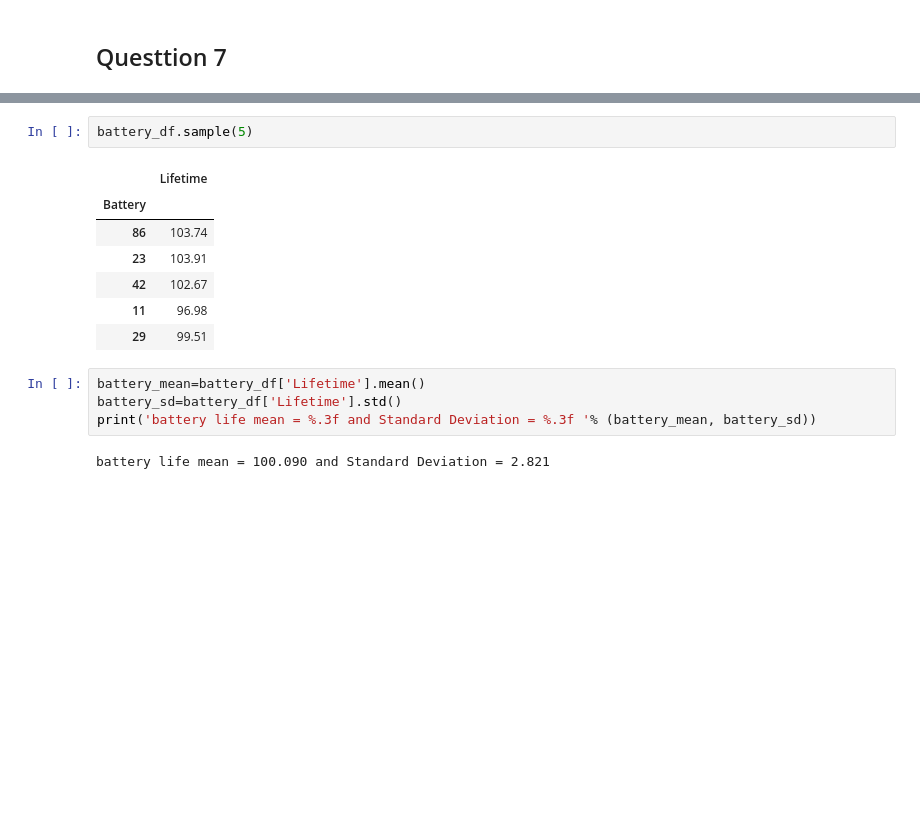
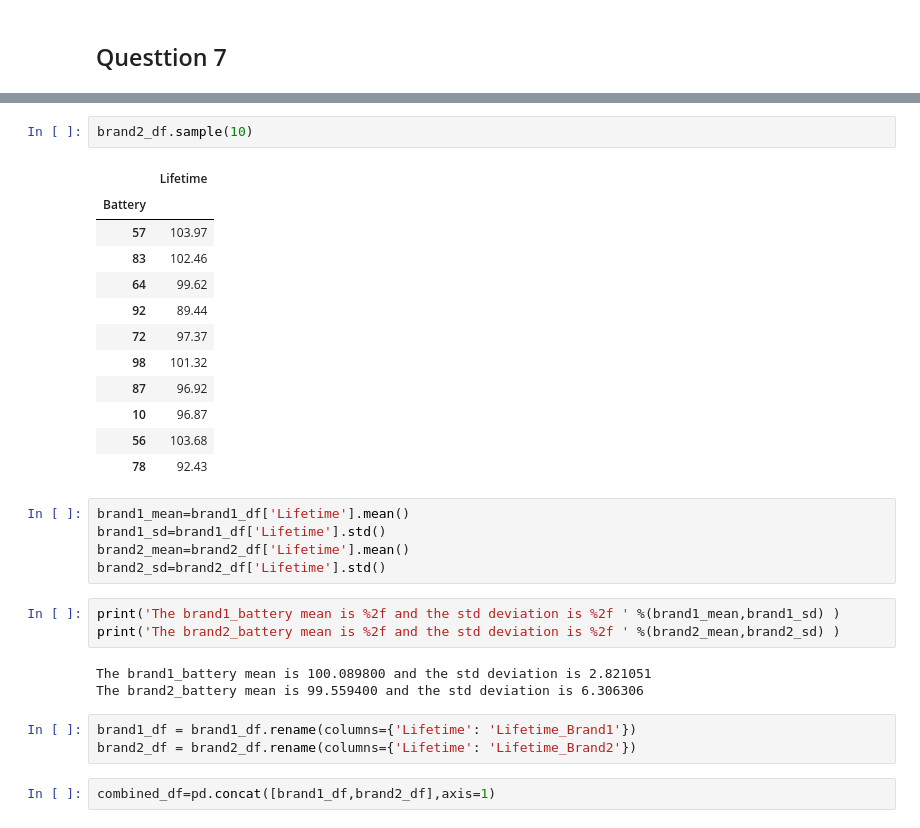
Before and after one commit to subhendu23/Data_Science, a Jupyter notebook: Assignment04_SB_aug_22.ipynb, the cells around one changed output, grey strips where cells are left out. Saved outputs shown, nothing was run; the diff lists cells and outputs as text; blank space fills up the shorter version.

```diff
--- a/Assignment04_SB_aug_22.ipynb
+++ b/Assignment04_SB_aug_22.ipynb
@@ -185,16 +174,31 @@ memory usage: 1.6 KB
-# %%
-battery_df.sample(5)
-# %% [output]
-|  | Lifetime |
-| Battery |  |
-| 86 | 103.74 |
-| 23 | 103.91 |
-| 42 | 102.67 |
-| 11 | 96.98 |
-| 29 | 99.51 |
-# %%
-battery_mean=battery_df['Lifetime'].mean()
-battery_sd=battery_df['Lifetime'].std()
-print('battery life mean = %.3f and Standard Deviation = %.3f '% (battery_mean, battery_sd))
-# %% [output]
-battery life mean = 100.090 and Standard Deviation = 2.821
+# %%
+brand2_df.sample(10)
+# %% [output]
+|  | Lifetime |
+| Battery |  |
+| 57 | 103.97 |
+| 83 | 102.46 |
+| 64 | 99.62 |
+| 92 | 89.44 |
+| 72 | 97.37 |
+| 98 | 101.32 |
+| 87 | 96.92 |
+| 10 | 96.87 |
+| 56 | 103.68 |
+| 78 | 92.43 |
+# %%
+brand1_mean=brand1_df['Lifetime'].mean()
+brand1_sd=brand1_df['Lifetime'].std()
+brand2_mean=brand2_df['Lifetime'].mean()
+brand2_sd=brand2_df['Lifetime'].std()
+# %%
+print('The brand1_battery mean is %2f and the std deviation is %2f ' %(brand1_mean,brand1_sd) )
+print('The brand2_battery mean is %2f and the std deviation is %2f ' %(brand2_mean,brand2_sd) )
+# %% [output]
+The brand1_battery mean is 100.089800 and the std deviation is 2.821051
+The brand2_battery mean is 99.559400 and the std deviation is 6.306306
+# %%
+brand1_df = brand1_df.rename(columns={'Lifetime': 'Lifetime_Brand1'})
+brand2_df = brand2_df.rename(columns={'Lifetime': 'Lifetime_Brand2'})
+# %%
+combined_df=pd.concat([brand1_df,brand2_df],axis=1)
```
Also changed, not shown: parts of 14 cells of this notebook.
